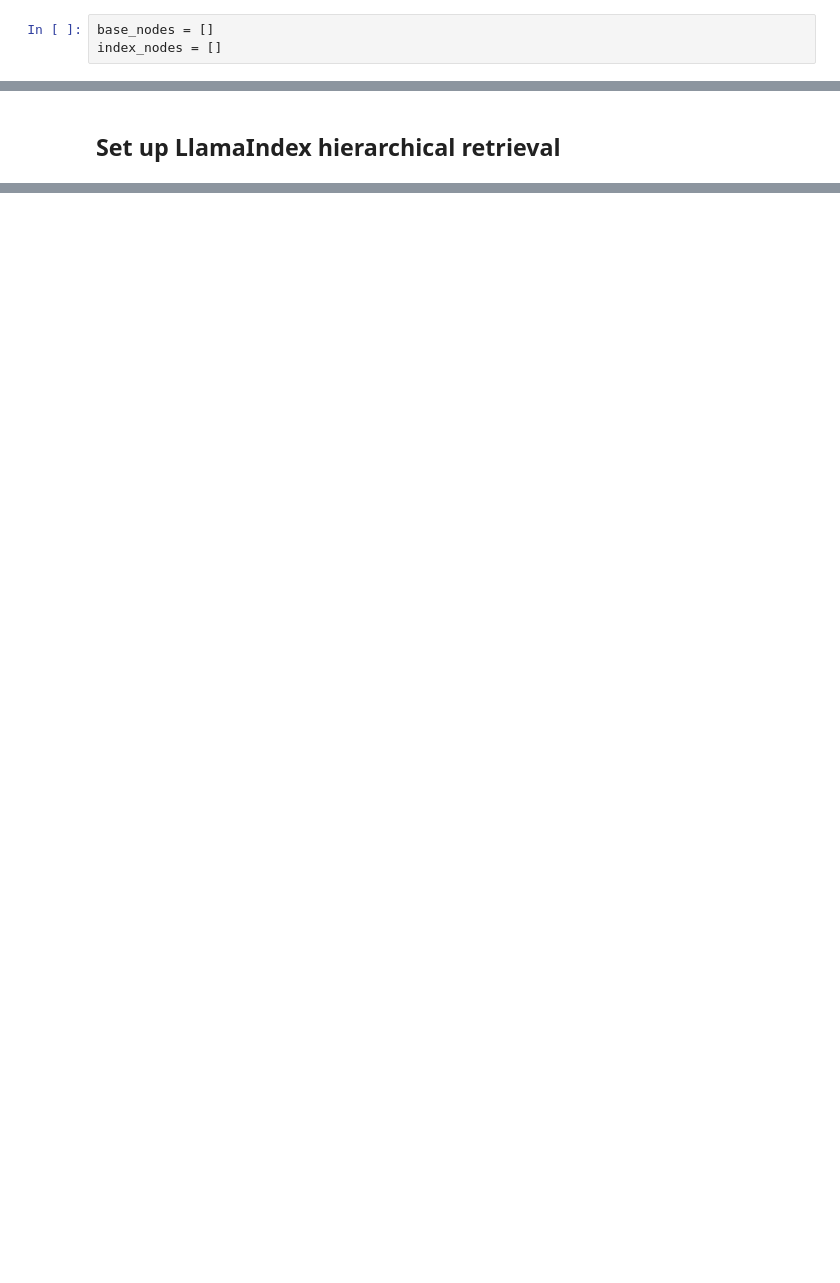
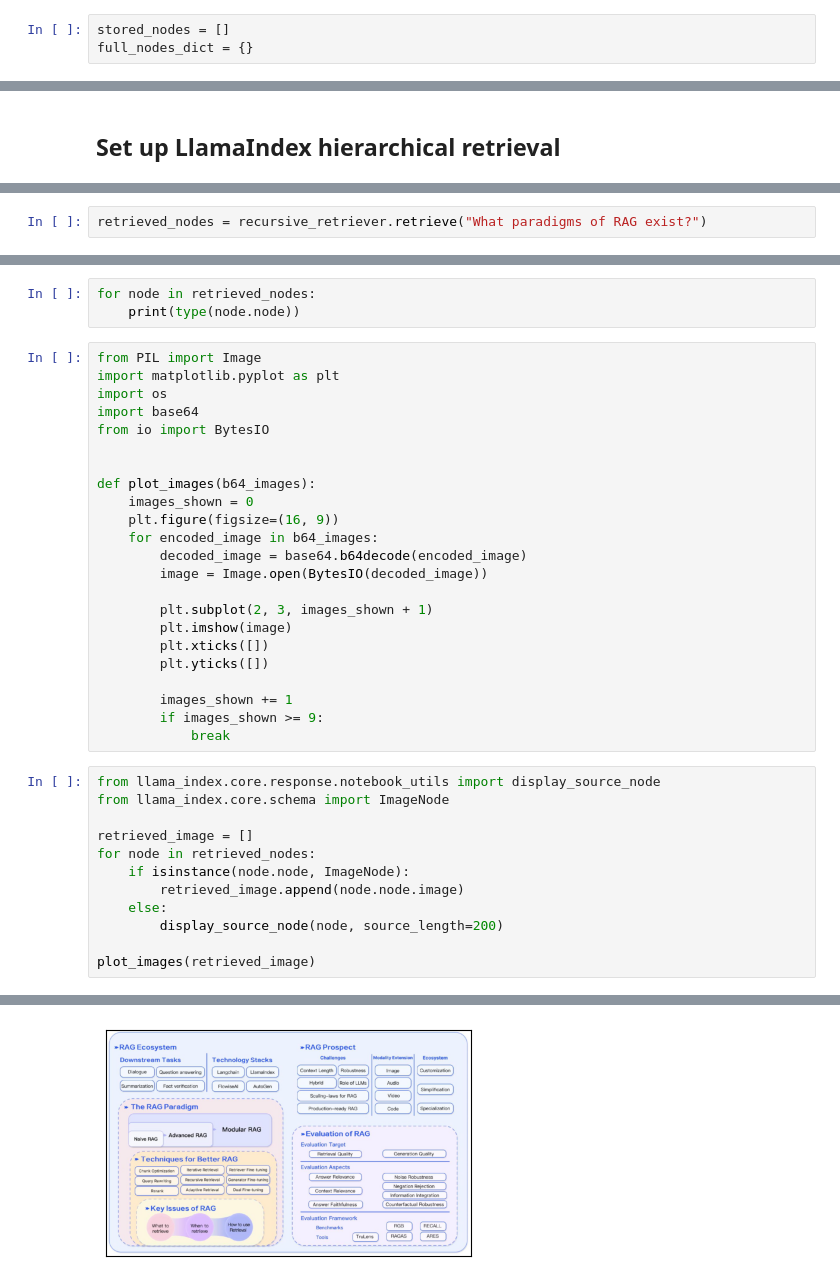
Before and after one commit to tensorsense/Retrieval-Framework, a Jupyter notebook: hierarchical_retrieval.ipynb, the cells around one changed output, grey strips where cells are left out. Drawn from its saved outputs; the diff is of its cells as text; blank space fills up the shorter version.

```diff
--- a/hierarchical_retrieval.ipynb
+++ b/hierarchical_retrieval.ipynb
@@ -91,4 +88,4 @@ from llama_index.schema import TextNode, ImageNode, IndexNode, NodeRelationship
 # %%
-base_nodes = []
-index_nodes = []
+stored_nodes = []
+full_nodes_dict = {}
 # %%
@@ -193,0 +167,2 @@ print(str(response))
+# %%
+retrieved_nodes = recursive_retriever.retrieve("What paradigms of RAG exist?")
@@ -193,0 +187,39 @@ print(str(response))
+# %%
+for node in retrieved_nodes:
+    print(type(node.node))
+# %%
+from PIL import Image
+import matplotlib.pyplot as plt
+import os
+import base64
+from io import BytesIO
+
+
+def plot_images(b64_images):
+    images_shown = 0
+    plt.figure(figsize=(16, 9))
+    for encoded_image in b64_images:
+        decoded_image = base64.b64decode(encoded_image)
+        image = Image.open(BytesIO(decoded_image))
+
+        plt.subplot(2, 3, images_shown + 1)
+        plt.imshow(image)
+        plt.xticks([])
+        plt.yticks([])
+
+        images_shown += 1
+        if images_shown >= 9:
+            break
+# %%
+from llama_index.core.response.notebook_utils import display_source_node
+from llama_index.core.schema import ImageNode
+
+retrieved_image = []
+for node in retrieved_nodes:
+    if isinstance(node.node, ImageNode):
+        retrieved_image.append(node.node.image)
+    else:
+        display_source_node(node, source_length=200)
+
+plot_images(retrieved_image)
+# %% [output]
@@ -193,0 +242 @@ print(str(response))
+[figure, added]
```
Also changed, not shown: parts of 23 cells of this notebook.
